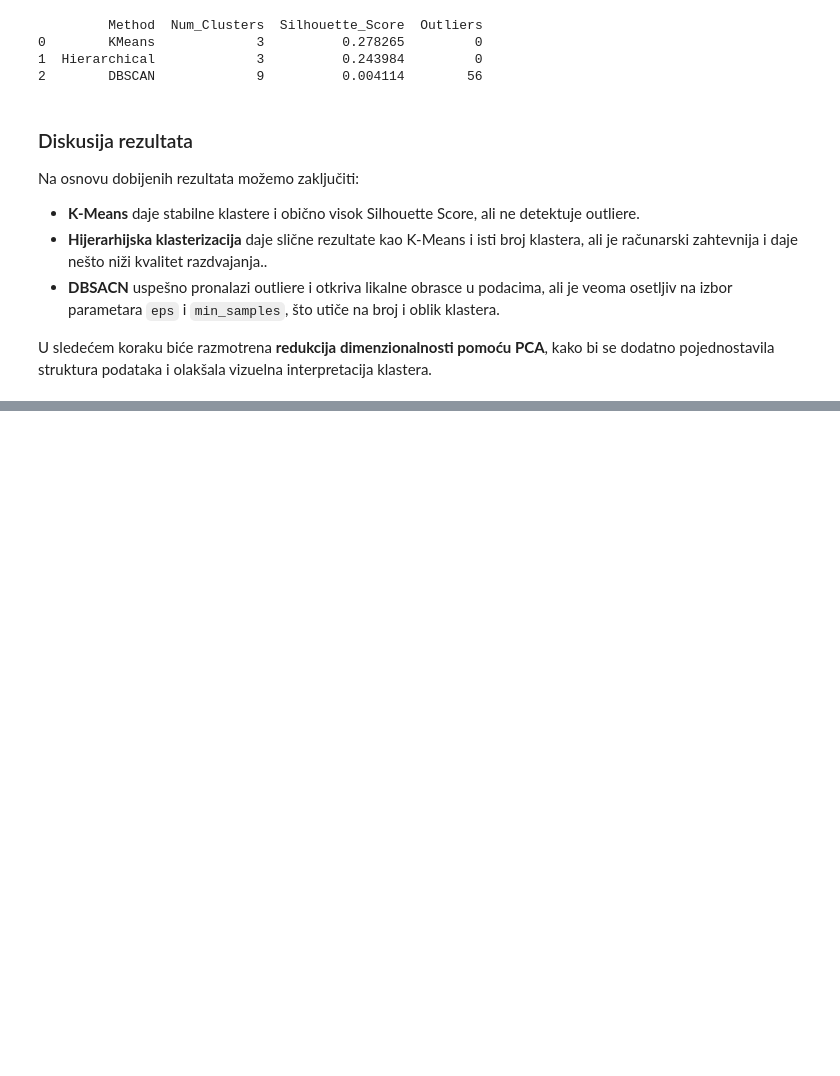
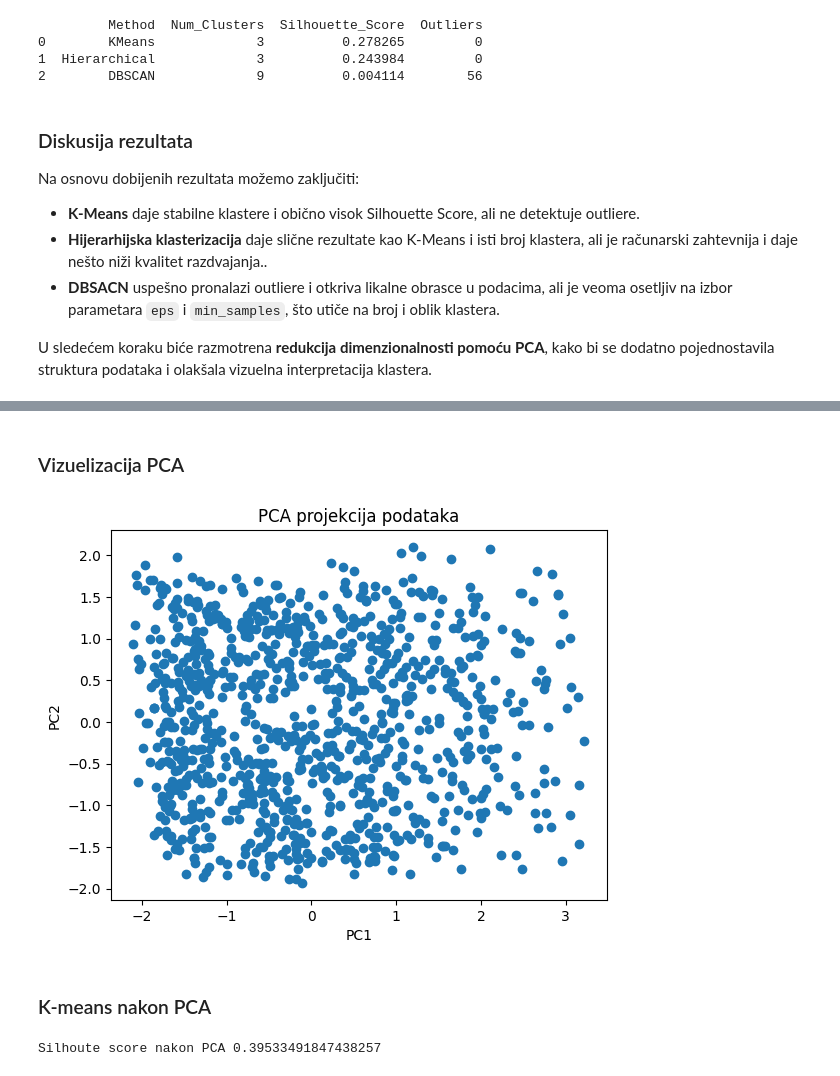
Before and after one commit to MarijaVidovic/MasinkoUcenjeDrugiProjekt, a Jupyter notebook: Online Retail & E-Commerce Dataset.ipynb, the cells around one changed output, grey strips where cells are left out. Drawn from its saved outputs; the diff is of its cells as text; code cells hidden in the pictures; blank space fills up the shorter version.

```diff
--- a/Online Retail & E-Commerce Dataset.ipynb
+++ b/Online Retail & E-Commerce Dataset.ipynb
@@ -513,0 +530,5 @@ U sledećem koraku biće razmotrena **redukcija dimenzionalnosti pomoću PCA**,
+# %%
+pca = PCA(n_components=2)
+X_pca = pca.fit_transform(X_scaled)
+pca_df = pd.DataFrame(X_pca, columns = ["PC1", "PC2"])
+pca_df.head()
@@ -513,0 +560,19 @@ U sledećem koraku biće razmotrena **redukcija dimenzionalnosti pomoću PCA**,
+# %% [markdown]
+### Vizuelizacija PCA
+# %%
+plt.scatter(pca_df["PC1"], pca_df["PC2"])
+plt.title("PCA projekcija podataka")
+plt.xlabel("PC1")
+plt.ylabel("PC2")
+plt.show()
+# %% [output]
+[figure, added]
+# %% [markdown]
+### K-means nakon PCA
+# %%
+kmeans_pca = KMeans(n_clusters = best_k, random_state = 42, n_init = 10)
+customer_data["KMeans_PCA_Cluster"] = kmeans_pca.fit_predict(X_pca)
+sil_pca = silhouette_score(X_pca, customer_data["KMeans_PCA_Cluster"])
+print("Silhoute score nakon PCA", sil_pca)
+# %% [output]
+Silhoute score nakon PCA 0.39533491847438257
```
Also changed, not shown: parts of 51 cells of this notebook.
